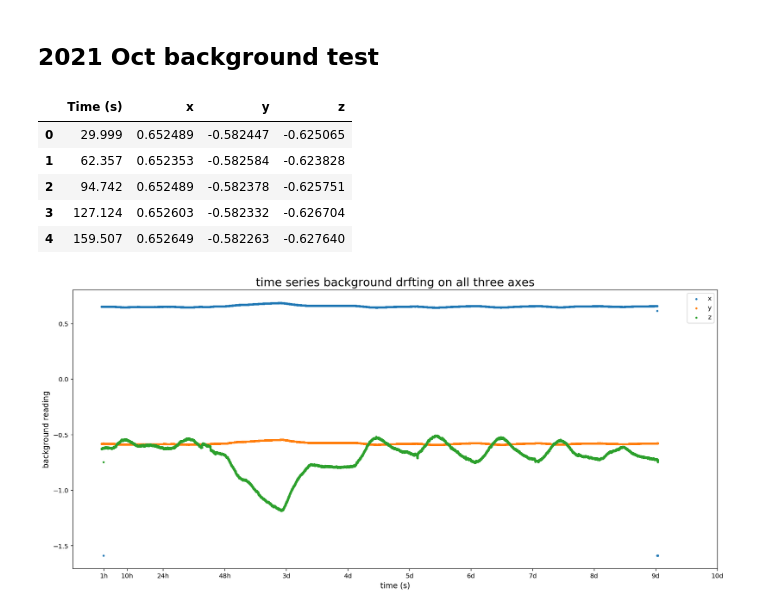
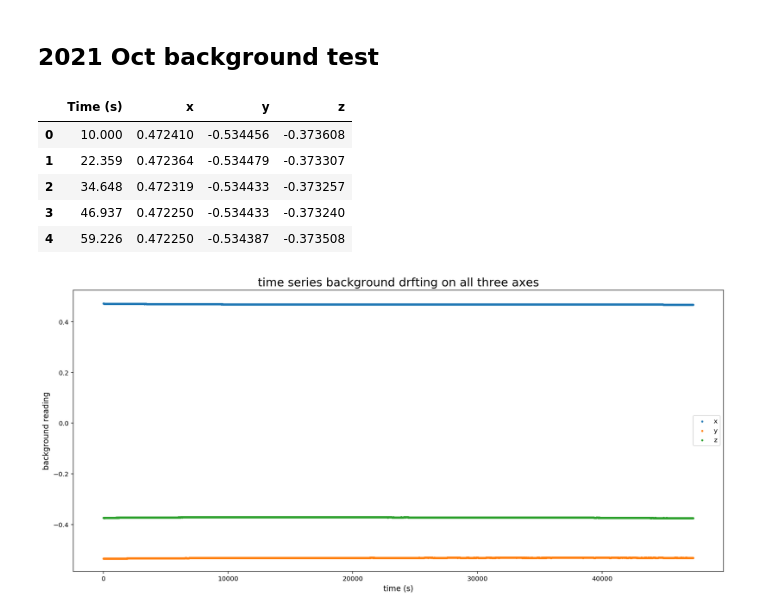
Before and after one commit to Swanson-Hysell-Group/lab_protocols, a Jupyter notebook: Magnetometer_Operations/Background_VRM/background_VRM_analyses.ipynb, the cells around one changed output. Saved outputs shown, nothing was run; the diff lists cells and outputs as text; code cells hidden in the pictures.

```diff
--- a/Magnetometer_Operations/Background_VRM/background_VRM_analyses.ipynb
+++ b/Magnetometer_Operations/Background_VRM/background_VRM_analyses.ipynb
@@ -74,32 +74,32 @@ plt.show()
 # %% [markdown]
 ## 2021 Oct background test
 # %%
-bacckground_2021oct = pd.read_csv('2021_Oct_VRM.csv', header=0)
+bacckground_2021oct = pd.read_csv('2021_Oct_VRM_2.csv', header=0)
 bacckground_2021oct.head()
 # %% [output]
 |  | Time (s) | x | y | z |
-| 0 | 29.999 | 0.652489 | -0.582447 | -0.625065 |
-| 1 | 62.357 | 0.652353 | -0.582584 | -0.623828 |
-| 2 | 94.742 | 0.652489 | -0.582378 | -0.625751 |
-| 3 | 127.124 | 0.652603 | -0.582332 | -0.626704 |
-| 4 | 159.507 | 0.652649 | -0.582263 | -0.627640 |
+| 0 | 10.000 | 0.472410 | -0.534456 | -0.373608 |
+| 1 | 22.359 | 0.472364 | -0.534479 | -0.373307 |
+| 2 | 34.648 | 0.472319 | -0.534433 | -0.373257 |
+| 3 | 46.937 | 0.472250 | -0.534433 | -0.373240 |
+| 4 | 59.226 | 0.472250 | -0.534387 | -0.373508 |
 # %%
 plt.figure(figsize=(18, 8))
 plt.scatter(bacckground_2021oct['Time (s)'], bacckground_2021oct['x'], label='x', color = 'C0', s=5)
 plt.scatter(bacckground_2021oct['Time (s)'], bacckground_2021oct['y'], label='y', color = 'C1', s=5)
 plt.scatter(bacckground_2021oct['Time (s)'], bacckground_2021oct['z'], label='z', color = 'C2', s=5)
 
 plt.title('time series background drfting on all three axes', fontsize=18)
 plt.xlabel('time (s)', fontsize=12)
 plt.ylabel('background reading', fontsize=12)
 # plt.yscale('log')
-plt.xticks([3600, 3600*10, 3600*24, 3600*24*2, 3600*24*3, 3600*24*4, 3600*24*5, 3600*24*6, 3600*24*7, 3600*24*8, 3600*24*9, 3600*24*10],
-           ['1h', '10h', '24h', '48h', '3d', '4d', '5d', '6d', '7d', '8d', '9d', '10d'])
+# plt.xticks([3600, 3600*10, 3600*24, 3600*24*2, 3600*24*3, 3600*24*4, 3600*24*5, 3600*24*6, 3600*24*7, 3600*24*8, 3600*24*9, 3600*24*10],
+#            ['1h', '10h', '24h', '48h', '3d', '4d', '5d', '6d', '7d', '8d', '9d', '10d'])
 plt.legend()
 # plt.savefig('all_axes_drift.pdf')
 plt.show()
 # %% [output]
-[figure, old version]
+[figure, new version]
 # %%
 bacckground_2021oct = bacckground_2021oct[bacckground_2021oct['x'] > 0]
 
```
Also changed, not shown: parts of 3 cells of this notebook, 1 other file.
